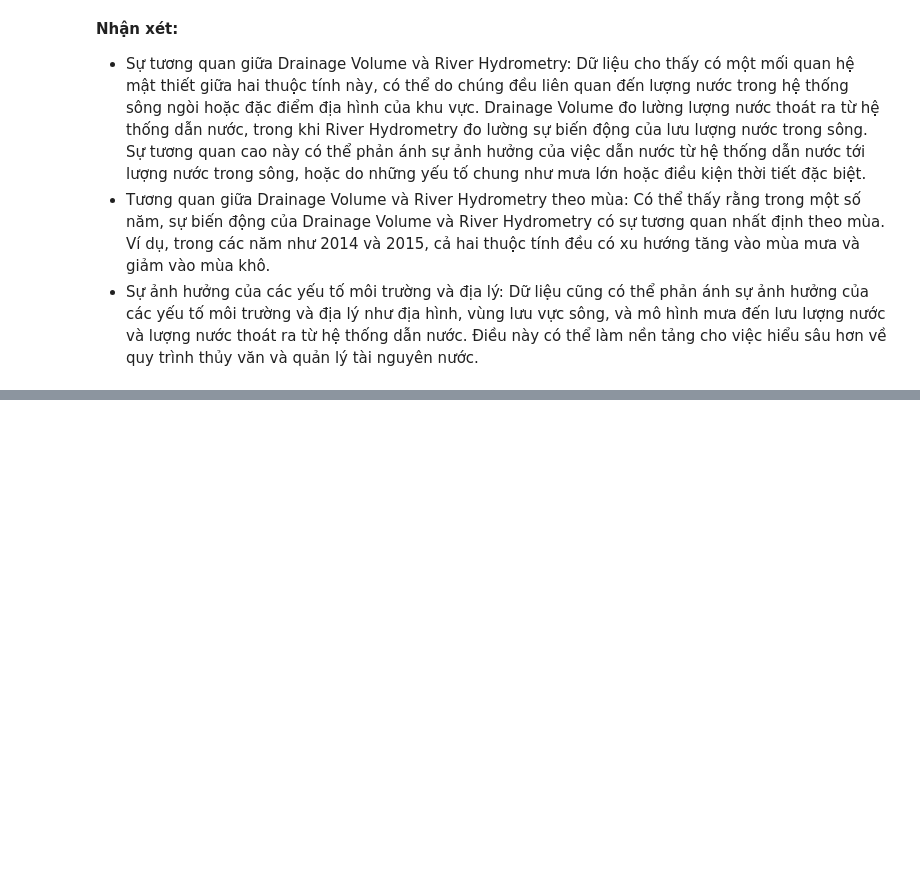
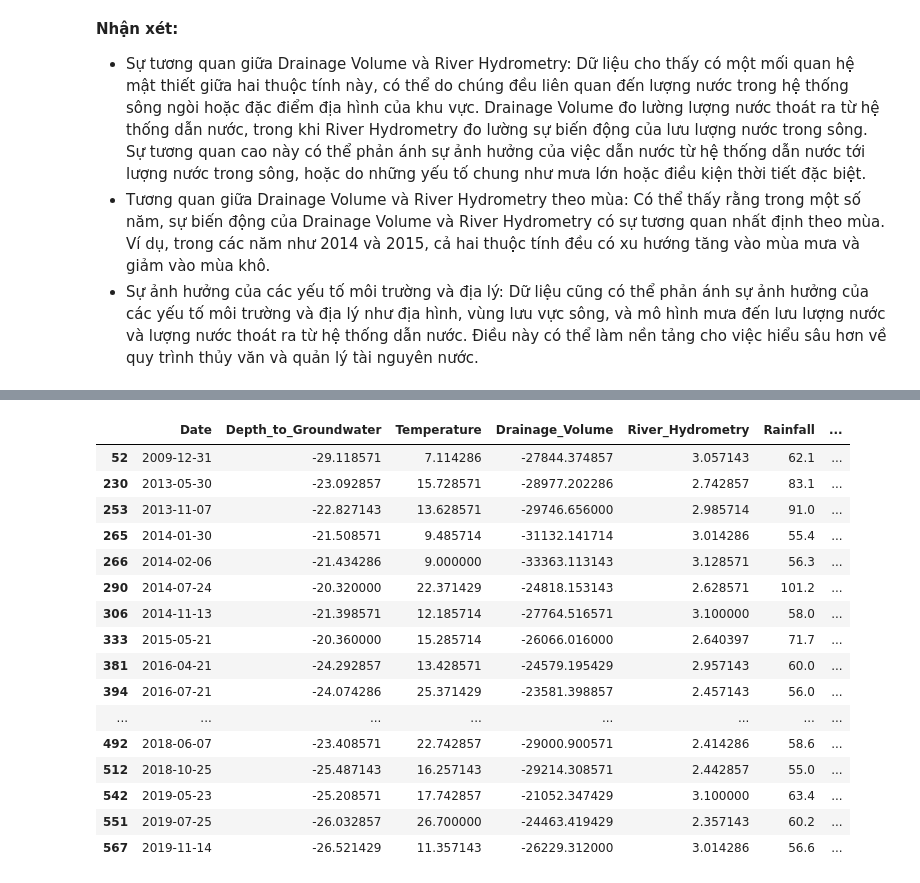
Before and after one commit to GenNyu/Lab-2---DV, a Jupyter notebook: 2.2_EDA.ipynb, the cells around one changed output, grey strips where cells are left out. Saved outputs shown, nothing was run; the diff lists cells and outputs as text; code cells hidden in the pictures; blank space fills up the shorter version.

```diff
--- a/2.2_EDA.ipynb
+++ b/2.2_EDA.ipynb
@@ -293,0 +310,23 @@ fig.show()
+# %%
+# Chọn những ngày có lượng mưa lớn hơn 50 mm
+heavy_rain_days = df[df['Rainfall'] > 50]
+#heavy_rain_days['Date'] = pd.to_datetime(heavy_rain_days['Date'])
+heavy_rain_days
+# %% [output]
+|  | Date | Depth_to_Groundwater | Temperature | Drainage_Volume | River_Hydrometry | Rainfall | ... |
+| 52 | 2009-12-31 | -29.118571 | 7.114286 | -27844.374857 | 3.057143 | 62.1 | ... |
+| 230 | 2013-05-30 | -23.092857 | 15.728571 | -28977.202286 | 2.742857 | 83.1 | ... |
+| 253 | 2013-11-07 | -22.827143 | 13.628571 | -29746.656000 | 2.985714 | 91.0 | ... |
+| 265 | 2014-01-30 | -21.508571 | 9.485714 | -31132.141714 | 3.014286 | 55.4 | ... |
+| 266 | 2014-02-06 | -21.434286 | 9.000000 | -33363.113143 | 3.128571 | 56.3 | ... |
+| 290 | 2014-07-24 | -20.320000 | 22.371429 | -24818.153143 | 2.628571 | 101.2 | ... |
+| 306 | 2014-11-13 | -21.398571 | 12.185714 | -27764.516571 | 3.100000 | 58.0 | ... |
+| 333 | 2015-05-21 | -20.360000 | 15.285714 | -26066.016000 | 2.640397 | 71.7 | ... |
+| 381 | 2016-04-21 | -24.292857 | 13.428571 | -24579.195429 | 2.957143 | 60.0 | ... |
+| 394 | 2016-07-21 | -24.074286 | 25.371429 | -23581.398857 | 2.457143 | 56.0 | ... |
+| ... | ... | ... | ... | ... | ... | ... | ... |
+| 492 | 2018-06-07 | -23.408571 | 22.742857 | -29000.900571 | 2.414286 | 58.6 | ... |
+| 512 | 2018-10-25 | -25.487143 | 16.257143 | -29214.308571 | 2.442857 | 55.0 | ... |
+| 542 | 2019-05-23 | -25.208571 | 17.742857 | -21052.347429 | 3.100000 | 63.4 | ... |
+| 551 | 2019-07-25 | -26.032857 | 26.700000 | -24463.419429 | 2.357143 | 60.2 | ... |
+| 567 | 2019-11-14 | -26.521429 | 11.357143 | -26229.312000 | 3.014286 | 56.6 | ... |
```
Also changed, not shown: parts of 7 cells of this notebook.
